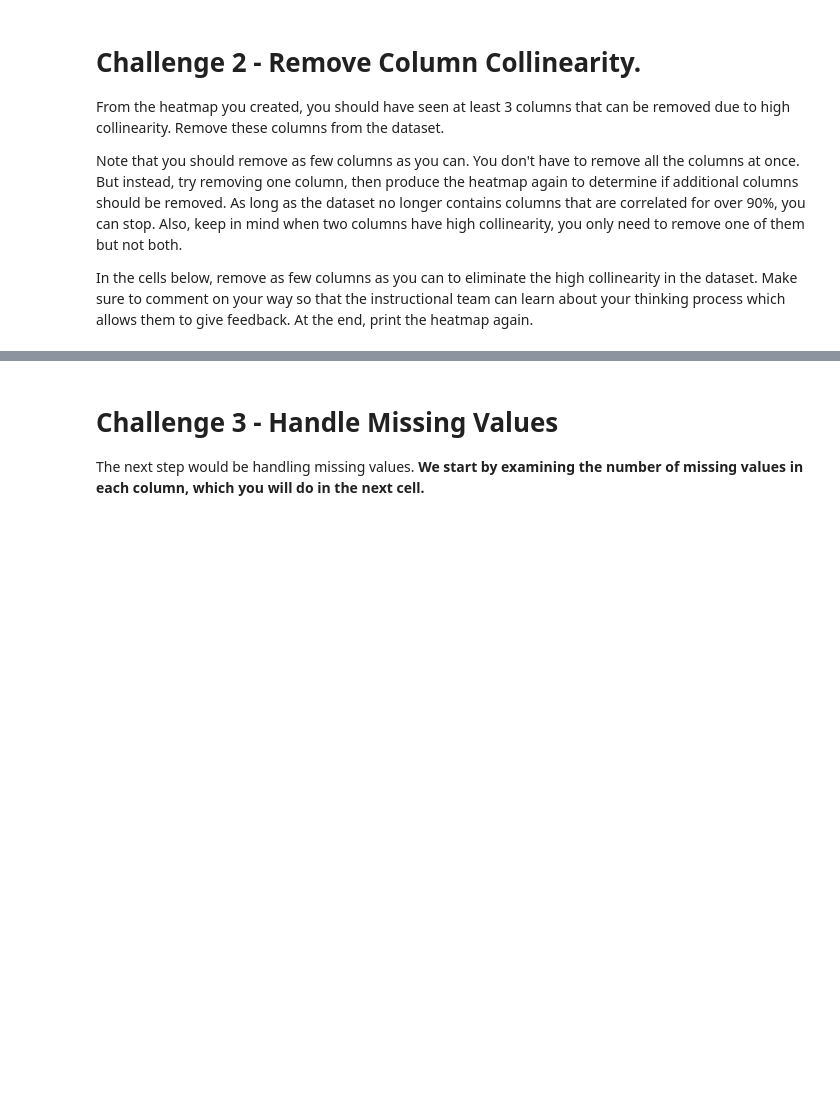
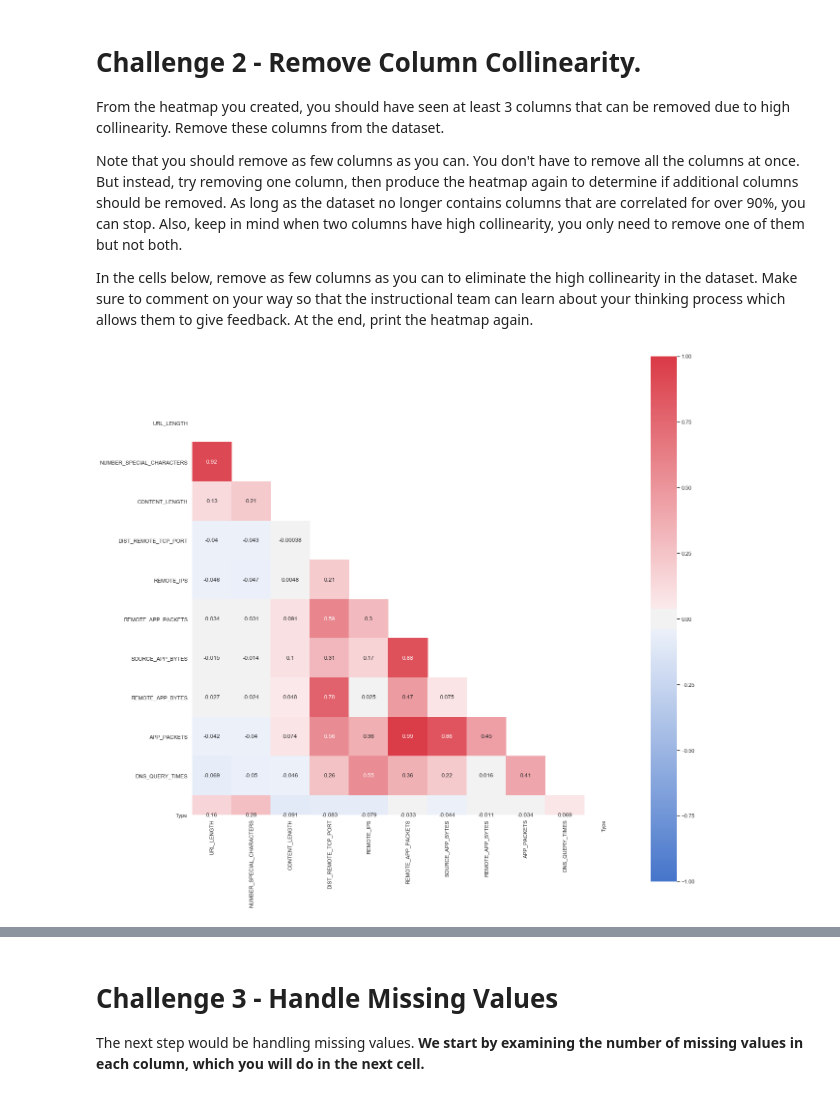
Before and after one commit to ta-datapt-bcn/lab-supervised-learning, a Jupyter notebook: your-code/main.ipynb, the cells around one changed output, grey strips where cells are left out. Drawn from its saved outputs; the diff is of its cells as text; code cells hidden in the pictures; blank space fills up the shorter version.

```diff
--- a/your-code/main.ipynb
+++ b/your-code/main.ipynb
@@ -110,2 +157,6 @@ In the cells below, remove as few columns as you can to eliminate the high colli
 # %%
 # Print heatmap again
+
+visualize()
+# %% [output]
+[figure, added]
```
Also changed, not shown: parts of 63 cells of this notebook.
